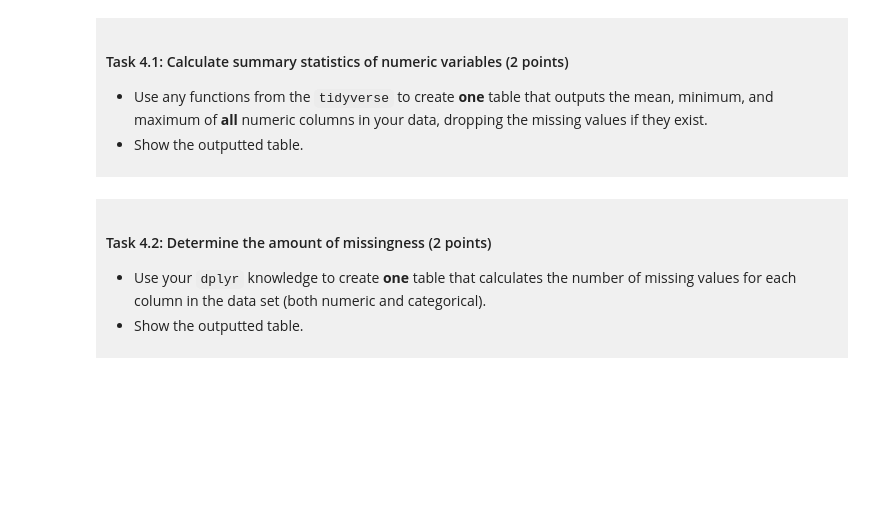
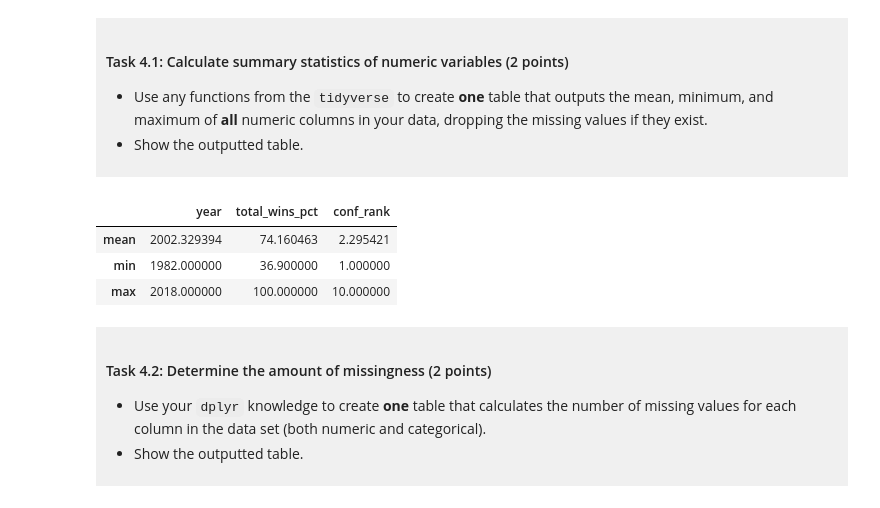
Before and after one commit to kristy1380/dsci-100-project-kristy, a Jupyter notebook: dsci-100-project-notebook.ipynb, the cells around one changed output. Saved outputs shown, nothing was run; the diff lists cells and outputs as text; code cells hidden in the pictures; blank space fills up the shorter version.

```diff
--- a/dsci-100-project-notebook.ipynb
+++ b/dsci-100-project-notebook.ipynb
@@ -243,7 +245,12 @@ You will refine your research question (if needed) and produce a tidy data set.
 
 </div>
 # %%
-### EDIT THIS CODE CELL ###
+womens_tidy[["year", "total_wins_pct", "conf_rank"]].agg(["mean", "min", "max"])
+# %% [output]
+|  | year | total_wins_pct | conf_rank |
+| mean | 2002.329394 | 74.160463 | 2.295421 |
+| min | 1982.000000 | 36.900000 | 1.000000 |
+| max | 2018.000000 | 100.000000 | 10.000000 |
 # %% [markdown]
 <div style="background-color: #f0f0f0; padding: 10px;">
 
```
Also changed, not shown: parts of 12 cells of this notebook.
